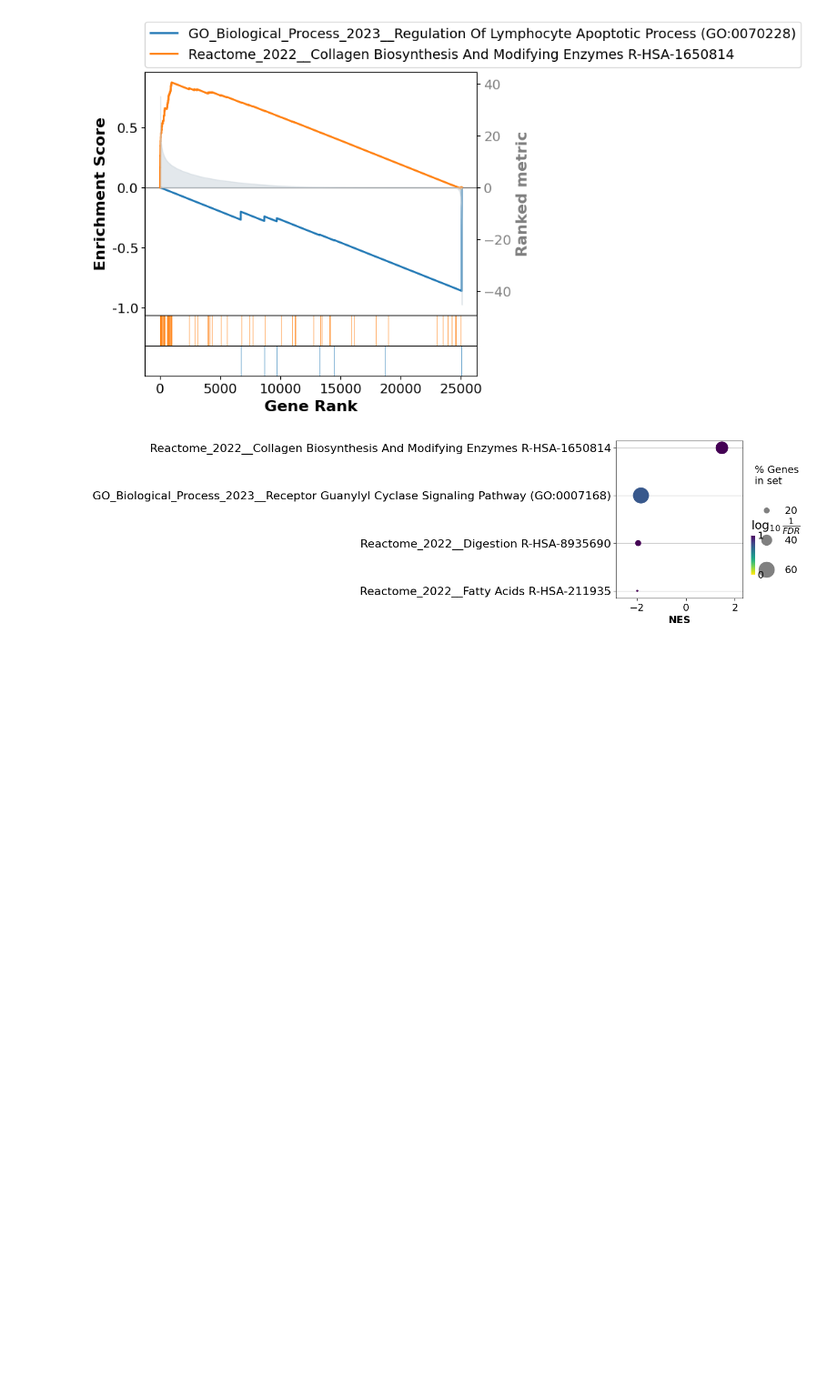
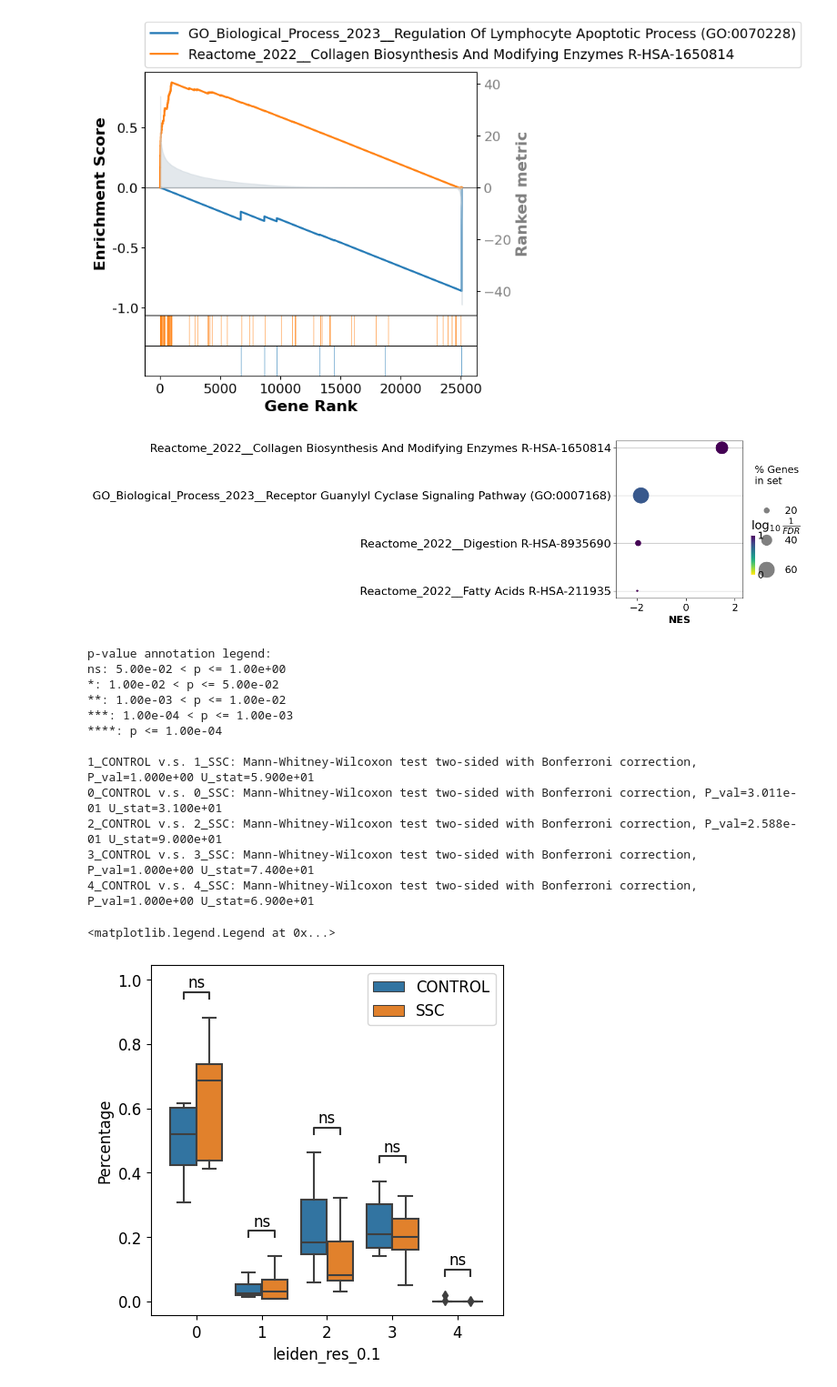
Before and after one commit to Vivian0105/Bioinformatics, a Jupyter notebook: scRNAseq_analysis.ipynb, the cells around one changed output. Shown at 91% size. Saved outputs shown, nothing was run; the diff lists cells and outputs as text; code cells hidden in the pictures; blank space fills up the shorter version.

Commit message:
Added cell percentage boxplot

```diff
--- a/scRNAseq_analysis.ipynb
+++ b/scRNAseq_analysis.ipynb
@@ -417,0 +439,45 @@ ax = dotplot(pre_res.res2d,
+# %%
+plt.rcParams.update({'font.size': 12})
+plt.rcParams['figure.figsize'] = [5, 5]
+# %%
+cluster_distribution=adata.obs[['sample_name','leiden_res_0.1']].groupby(['sample_name','leiden_res_0.1']).size()
+cluster_distribution=cluster_distribution.reset_index(level=['leiden_res_0.1'])
+cluster_distribution.rename({0: 'CellNumber'}, axis=1, inplace=True)
+cluster_distribution=cluster_distribution.pivot_table(values="CellNumber", index='sample_name', columns="leiden_res_0.1")
+cluster_distribution['Total_cell']=cluster_distribution.sum(axis=1)
+for columns in cluster_distribution.columns[:-1]:
+  cluster_distribution[columns]=cluster_distribution[columns]/cluster_distribution['Total_cell']
+cluster_distribution.drop('Total_cell', axis=1, inplace=True)
+cluster_distribution['sample_name']=cluster_distribution.index
+cluster_distribution=pd.melt(cluster_distribution, id_vars='sample_name', value_vars=['0', '1', '2', '3', '4'])
+cluster_distribution.index=cluster_distribution['sample_name']
+# %%
+condition=adata.obs[['sample_name','condition']].drop_duplicates()
+condition.index=condition['sample_name']
+condition.drop('sample_name',axis=1,inplace=True)
+cluster_distribution=cluster_distribution.join(condition)
+# %%
+cluster_distribution.rename({'value':'Percentage'}, axis=1, inplace=True)
+# %%
+order=['0', '1', '2', '3', '4']
+hue_order=['CONTROL', 'SSC']
+box_pairs=[((cluster,hue_order[0]),(cluster,hue_order[1])) for cluster in order]
+ax=sns.boxplot(data=cluster_distribution, x="leiden_res_0.1", y="Percentage", hue="condition")
+add_stat_annotation(ax, data=cluster_distribution, x="leiden_res_0.1", y="Percentage", hue="condition", box_pairs=box_pairs,
+                    test='Mann-Whitney', loc='inside', verbose=2)
+plt.legend(loc='upper right', bbox_to_anchor=(1, 1))
+# %% [output]
+p-value annotation legend:
+ns: 5.00e-02 < p <= 1.00e+00
+*: 1.00e-02 < p <= 5.00e-02
+**: 1.00e-03 < p <= 1.00e-02
+***: 1.00e-04 < p <= 1.00e-03
+****: p <= 1.00e-04
+
+1_CONTROL v.s. 1_SSC: Mann-Whitney-Wilcoxon test two-sided with Bonferroni correction, P_val=1.000e+00 U_stat=5.900e+01
+0_CONTROL v.s. 0_SSC: Mann-Whitney-Wilcoxon test two-sided with Bonferroni correction, P_val=3.011e-01 U_stat=3.100e+01
+2_CONTROL v.s. 2_SSC: Mann-Whitney-Wilcoxon test two-sided with Bonferroni correction, P_val=2.588e-01 U_stat=9.000e+01
+3_CONTROL v.s. 3_SSC: Mann-Whitney-Wilcoxon test two-sided with Bonferroni correction, P_val=1.000e+00 U_stat=7.400e+01
+4_CONTROL v.s. 4_SSC: Mann-Whitney-Wilcoxon test two-sided with Bonferroni correction, P_val=1.000e+00 U_stat=6.900e+01
+<matplotlib.legend.Legend at 0x...>
+[figure, added]
```
Also changed, not shown: parts of 4 cells of this notebook.
